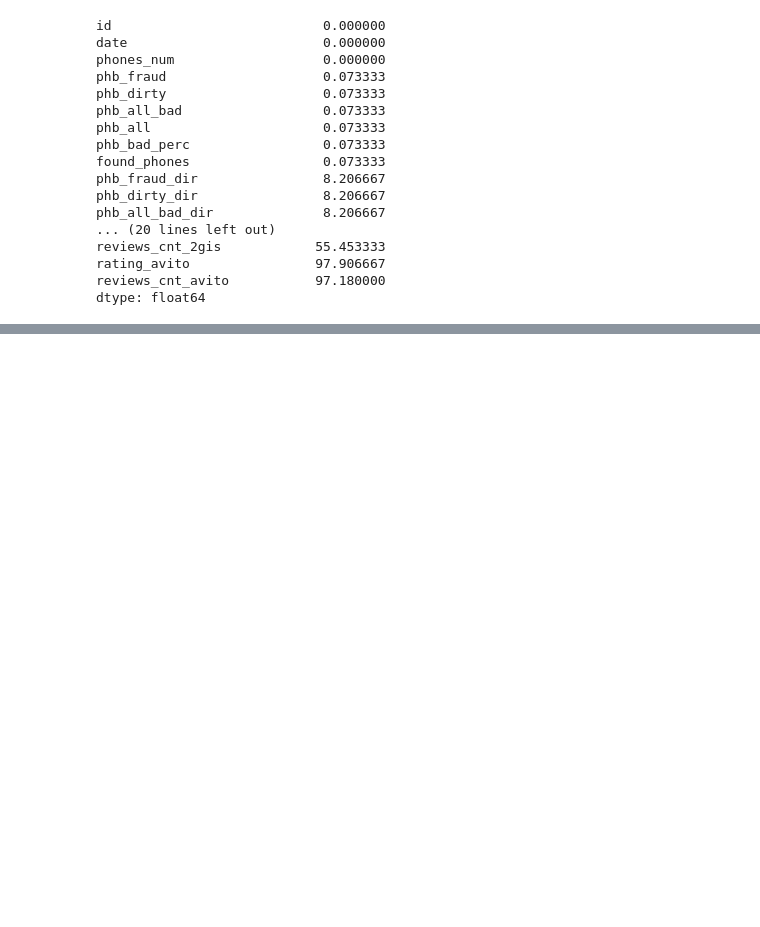
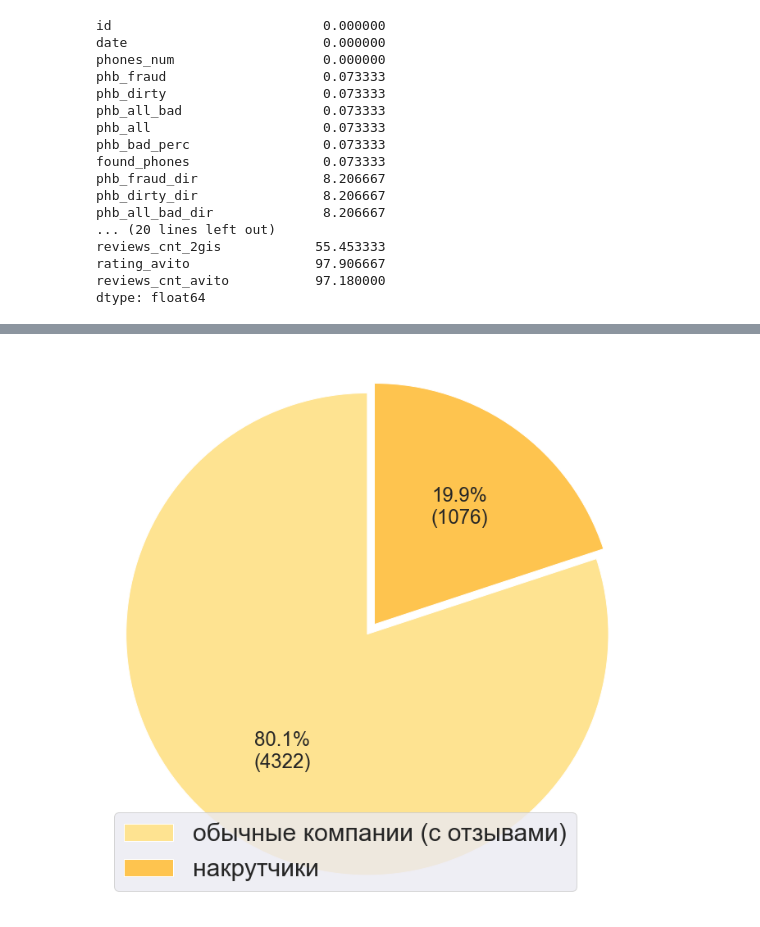
Before and after one commit to D1ffic00lt/dano-olympiad-final-stage, a Jupyter notebook: dfilinov/nan_values.ipynb, the cells around one changed output, grey strips where cells are left out. Saved outputs shown, nothing was run; the diff lists cells and outputs as text; code cells hidden in the pictures; blank space fills up the shorter version.

```diff
--- a/dfilinov/nan_values.ipynb
+++ b/dfilinov/nan_values.ipynb
@@ -123,0 +154,19 @@ sns.palplot(sns.color_palette("Greens"))
+# %%
+labels = ['обычные компании (с отзывами)', "накрутчики"]
+# %%
+fig, ax1 = plt.subplots()
+fig.set_figheight(10)
+sns.set (font_scale=2)
+fig.set_figwidth(10)
+d = [has_reviews, all_frauds]
+# labels = []
+# fig.suptitle('Средний процент пропущенных значений в каждой группе', fontsize=18)
+colors = ["#fee391", "#fec44f", "#fe9929", "#d95f0e"]
+patches = ax1.pie(x=d, startangle=90, colors=colors, explode=(0, 0.05), autopct=autopct_format(d))[0]
+plt.legend(patches, labels, fontsize=30, loc="lower left")
+plt.axis('equal')
+plt.tight_layout()
+plt.savefig('../figures/missing_by_group_perc_pie_has_reviews.png', dpi=200)
+plt.show()
+# %% [output]
+[figure, added]
```
Also changed, not shown: parts of 7 cells of this notebook, 10 other files.
